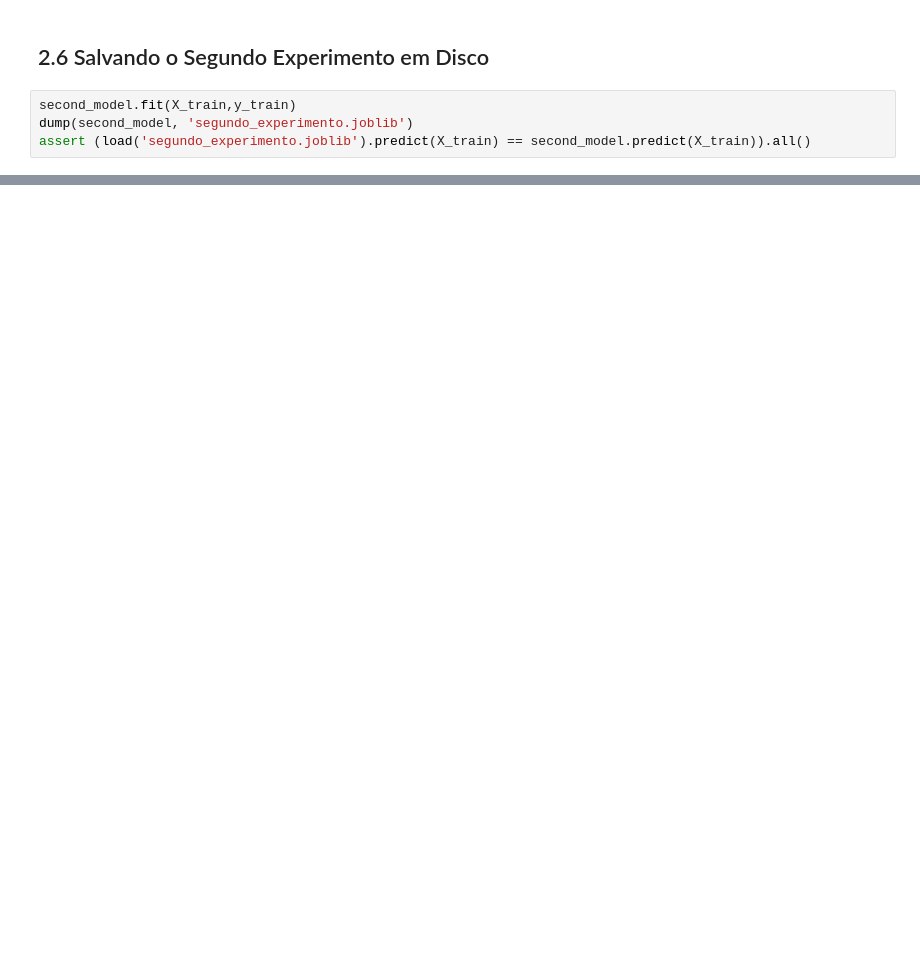
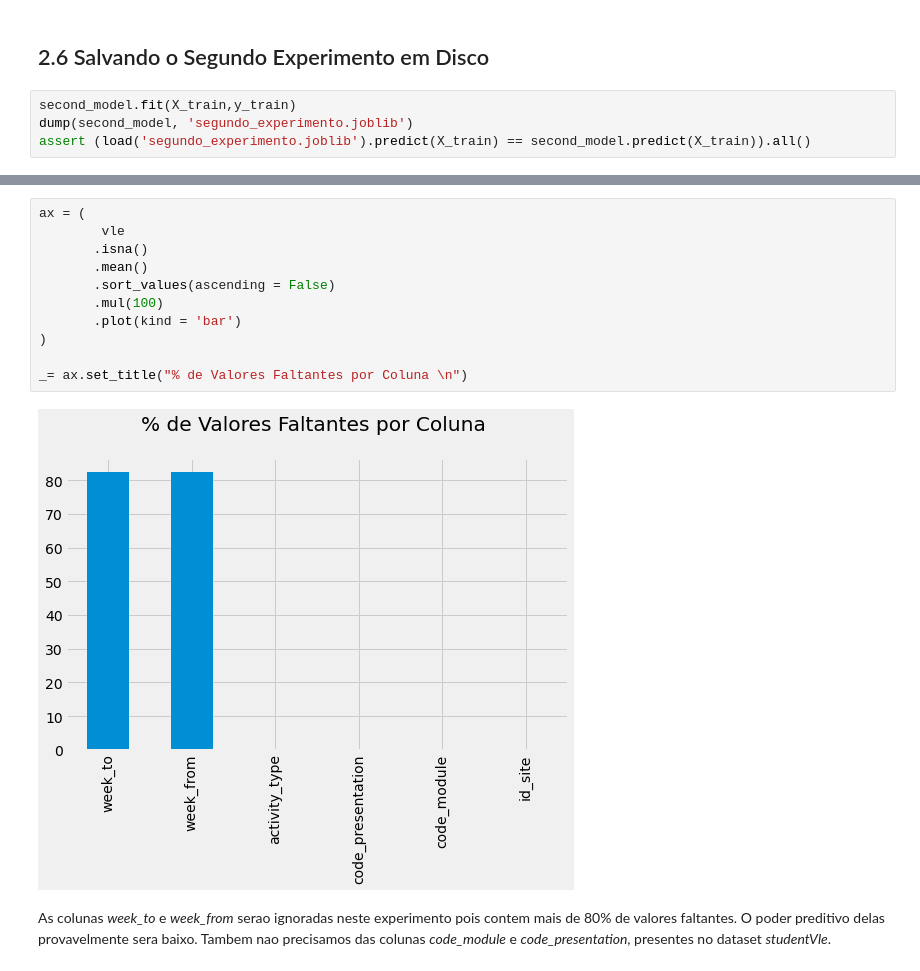
Before and after one commit to Schots/OULAD-Trybe, a Jupyter notebook: Trybe-Oulad-Experimentos.ipynb, the cells around one changed output, grey strips where cells are left out. Drawn from its saved outputs; the diff is of its cells as text; blank space fills up the shorter version.

```diff
--- a/Trybe-Oulad-Experimentos.ipynb
+++ b/Trybe-Oulad-Experimentos.ipynb
@@ -820,0 +928,15 @@ assert (load('segundo_experimento.joblib').predict(X_train) == second_model.pred
+# %%
+ax = (
+        vle
+       .isna()
+       .mean()
+       .sort_values(ascending = False)
+       .mul(100)
+       .plot(kind = 'bar')
+)
+
+_= ax.set_title("% de Valores Faltantes por Coluna \n")
+# %% [output]
+[figure, added]
+# %% [markdown]
+As colunas *week_to* e *week_from* serao ignoradas neste experimento pois contem mais de 80% de valores faltantes. O poder preditivo delas provavelmente sera baixo. Tambem nao precisamos das colunas *code_module* e *code_presentation*, presentes no dataset *studentVle*.
```
Also changed, not shown: parts of 80 cells of this notebook.
